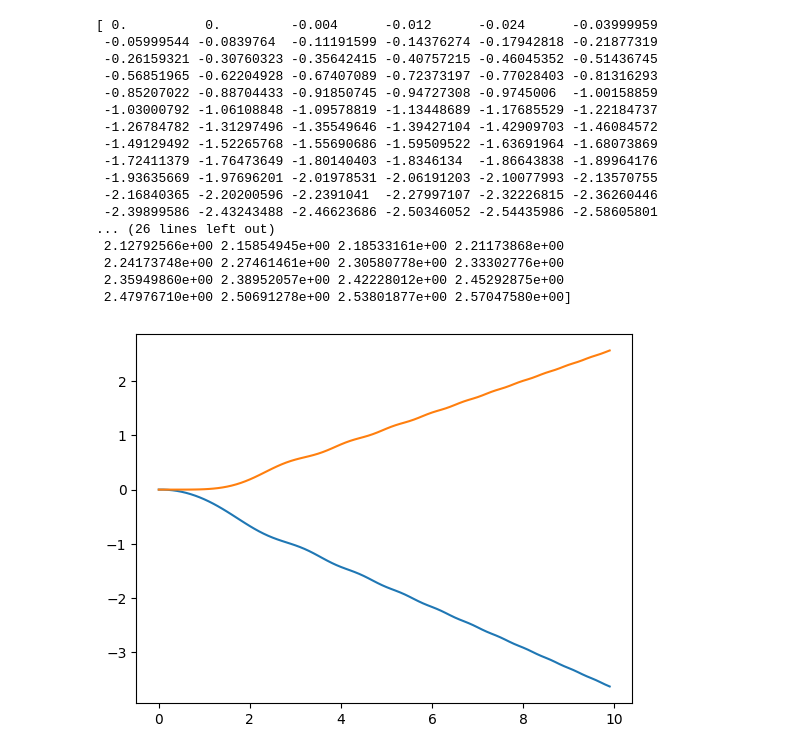
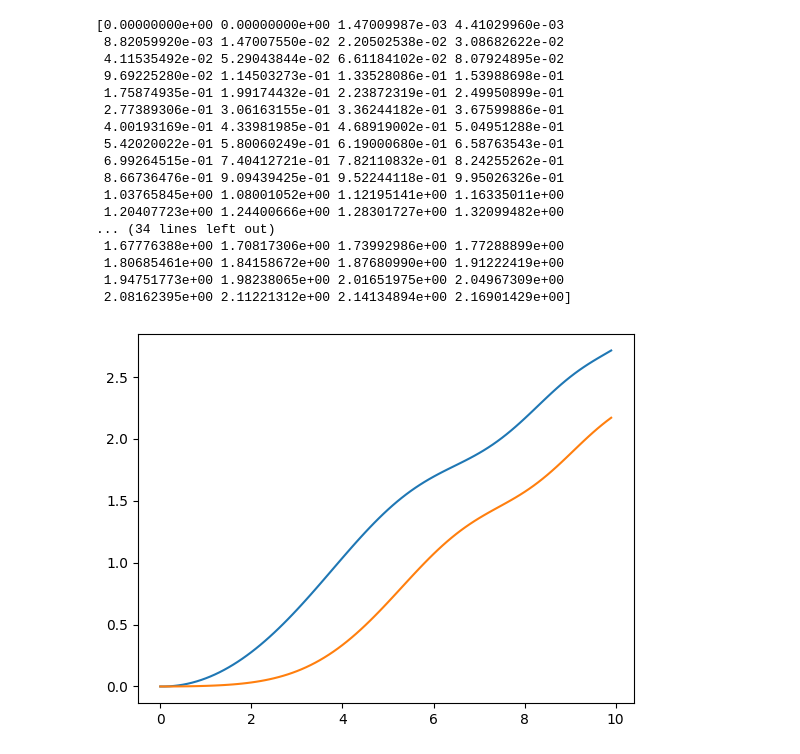
Before and after one commit to Aqtion/python-refresher, a Jupyter notebook: plotter.ipynb, the cells around one changed output. Drawn from its saved outputs; the diff is of its cells as text; code cells hidden in the pictures.

Commit message:
other plots for testing

```diff
--- a/plotter.ipynb
+++ b/plotter.ipynb
@@ -289,23 +289,24 @@ def plot_auv2_motion_3d(auv_motion):
     ax = plt.axes(projection='3d')
     ax.plot3D(auv_motion[0], auv_motion[1], auv_motion[2])
 # %%
-plot_auv2_motion(simulate_auv2_motion([40,60,80,100], np.pi/3, 3, 2))
+# plot_auv2_motion(simulate_auv2_motion([40,60,80,100], np.pi/3, 3, 2))
+plot_auv2_motion(simulate_auv2_motion([50,30,40,25], 0.2, 1, 0.5))
 # %% [output]
-[ 0.          0.         -0.004      -0.012      -0.024      -0.03999959
- -0.05999544 -0.0839764  -0.11191599 -0.14376274 -0.17942818 -0.21877319
- -0.26159321 -0.30760323 -0.35642415 -0.40757215 -0.46045352 -0.51436745
- -0.56851965 -0.62204928 -0.67407089 -0.72373197 -0.77028403 -0.81316293
- -0.85207022 -0.88704433 -0.91850745 -0.94727308 -0.9745006  -1.00158859
- -1.03000792 -1.06108848 -1.09578819 -1.13448689 -1.17685529 -1.22184737
- -1.26784782 -1.31297496 -1.35549646 -1.39427104 -1.42909703 -1.46084572
- -1.49129492 -1.52265768 -1.55690686 -1.59509522 -1.63691964 -1.68073869
- -1.72411379 -1.76473649 -1.80140403 -1.8346134  -1.86643838 -1.89964176
- -1.93635669 -1.97696201 -2.01978531 -2.06191203 -2.10077993 -2.13570755
- -2.16840365 -2.20200596 -2.2391041  -2.27997107 -2.32226815 -2.36260446
- -2.39899586 -2.43243488 -2.46623686 -2.50346052 -2.54435986 -2.58605801
-... (26 lines left out)
- 2.12792566e+00 2.15854945e+00 2.18533161e+00 2.21173868e+00
- 2.24173748e+00 2.27461461e+00 2.30580778e+00 2.33302776e+00
- 2.35949860e+00 2.38952057e+00 2.42228012e+00 2.45292875e+00
- 2.47976710e+00 2.50691278e+00 2.53801877e+00 2.57047580e+00]
+[0.00000000e+00 0.00000000e+00 1.47009987e-03 4.41029960e-03
+ 8.82059920e-03 1.47007550e-02 2.20502538e-02 3.08682622e-02
+ 4.11535492e-02 5.29043844e-02 6.61184102e-02 8.07924895e-02
+ 9.69225280e-02 1.14503273e-01 1.33528086e-01 1.53988698e-01
+ 1.75874935e-01 1.99174432e-01 2.23872319e-01 2.49950899e-01
+ 2.77389306e-01 3.06163155e-01 3.36244182e-01 3.67599886e-01
+ 4.00193169e-01 4.33981985e-01 4.68919002e-01 5.04951288e-01
+ 5.42020022e-01 5.80060249e-01 6.19000680e-01 6.58763543e-01
+ 6.99264515e-01 7.40412721e-01 7.82110832e-01 8.24255262e-01
+ 8.66736476e-01 9.09439425e-01 9.52244118e-01 9.95026326e-01
+ 1.03765845e+00 1.08001052e+00 1.12195141e+00 1.16335011e+00
+ 1.20407723e+00 1.24400666e+00 1.28301727e+00 1.32099482e+00
+... (34 lines left out)
+ 1.67776388e+00 1.70817306e+00 1.73992986e+00 1.77288899e+00
+ 1.80685461e+00 1.84158672e+00 1.87680990e+00 1.91222419e+00
+ 1.94751773e+00 1.98238065e+00 2.01651975e+00 2.04967309e+00
+ 2.08162395e+00 2.11221312e+00 2.14134894e+00 2.16901429e+00]
-[figure, old version]
+[figure, new version]
```
